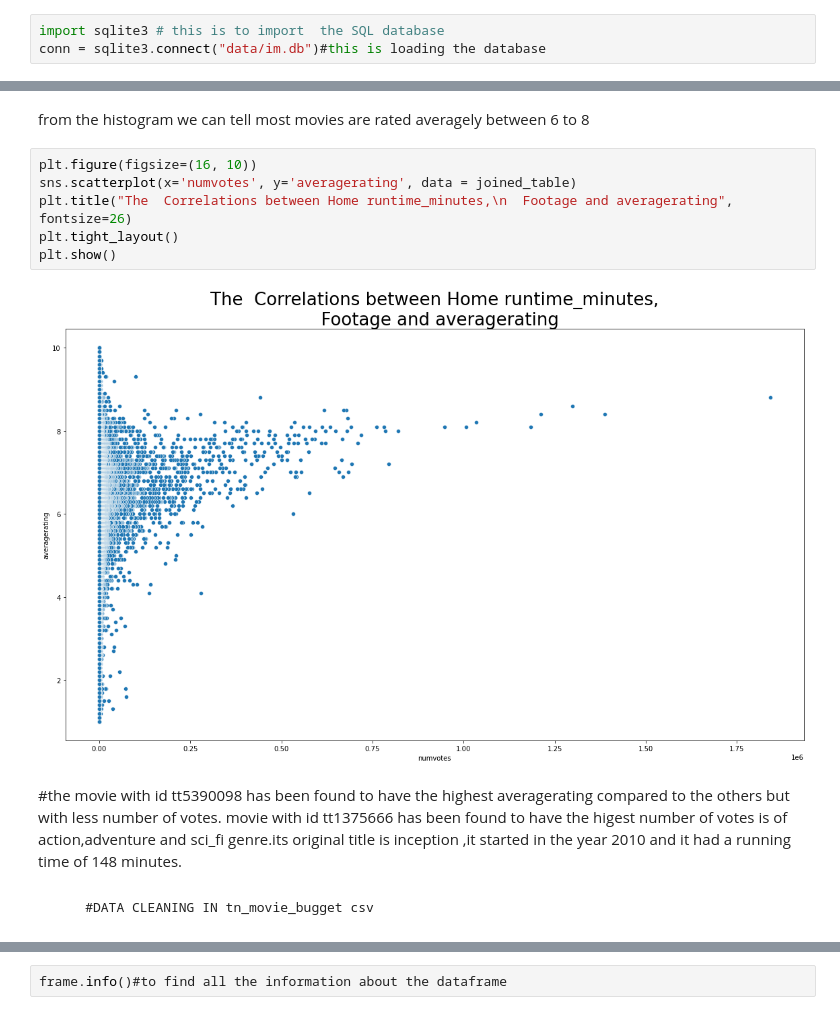
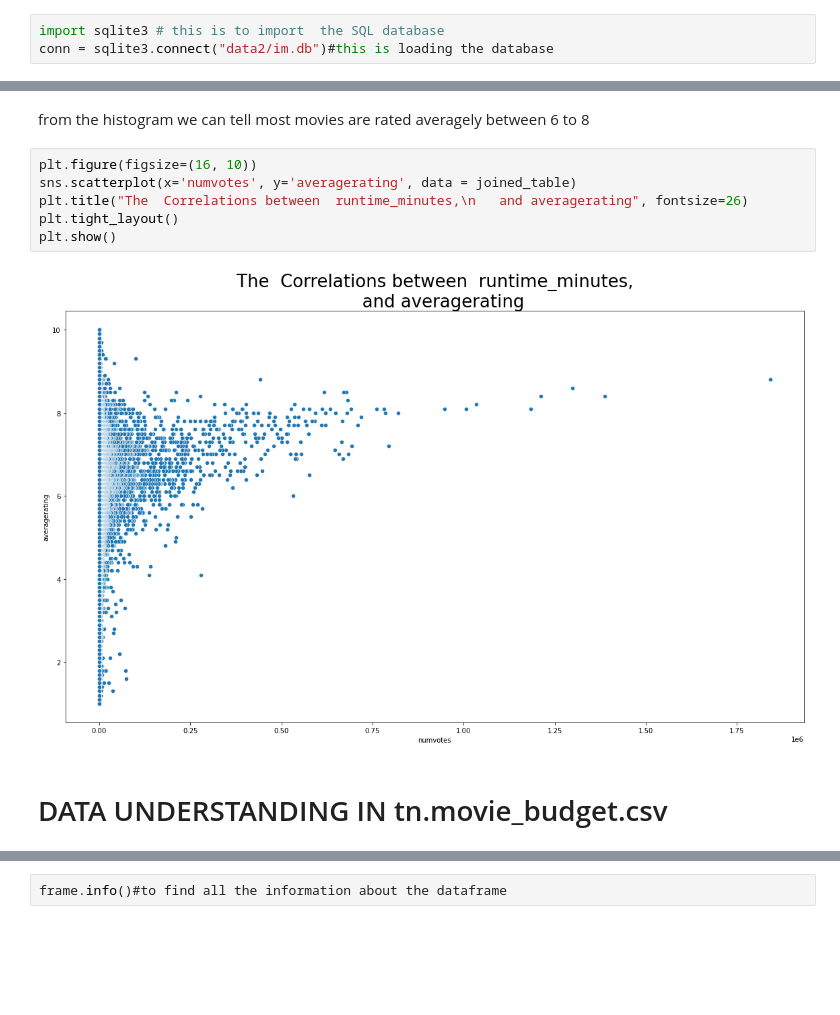
Before and after one commit to Grace-01-cell/dsc-phase-1-project-v2-4, a Jupyter notebook: student.ipynb, the cells around one changed output, grey strips where cells are left out. Drawn from its saved outputs; the diff is of its cells as text; blank space fills up the shorter version.

```diff
--- a/student.ipynb
+++ b/student.ipynb
@@ -177,6 +234,6 @@ the data is now clean with no null values  and ready for  analysis
 # %%
 import sqlite3 # this is to import  the SQL database
-conn = sqlite3.connect("data/im.db")#this is loading the database
+conn = sqlite3.connect("data2/im.db")#this is loading the database
 # %%
 #from the sql data base acess the movie basics
 im_df = pd.read_sql("""
@@ -379,14 +450,11 @@ from the histogram we can tell most movies are rated averagely between 6 to 8
 # %%
 plt.figure(figsize=(16, 10))
 sns.scatterplot(x='numvotes', y='averagerating', data = joined_table)
-plt.title("The  Correlations between Home runtime_minutes,\n  Footage and averagerating", fontsize=26)
+plt.title("The  Correlations between  runtime_minutes,\n   and averagerating", fontsize=26)
 plt.tight_layout()
 plt.show()
 # %% [output]
-[figure, old version]
+[figure, new version]
-# %% [markdown]
-#the movie with id tt5390098 has been found to have the highest averagerating compared to the others but with less number of votes.
-movie with id tt1375666	has been found to have the higest number of votes is of action,adventure and sci_fi genre.its original title is inception ,it started in the year 2010 and it had a running time of 148 minutes.
 # %% [markdown]
-        #DATA CLEANING IN tn_movie_bugget csv
+# DATA UNDERSTANDING IN tn.movie_budget.csv
 # %%
```
Also changed, not shown: parts of 116 cells of this notebook, 9 other files.
